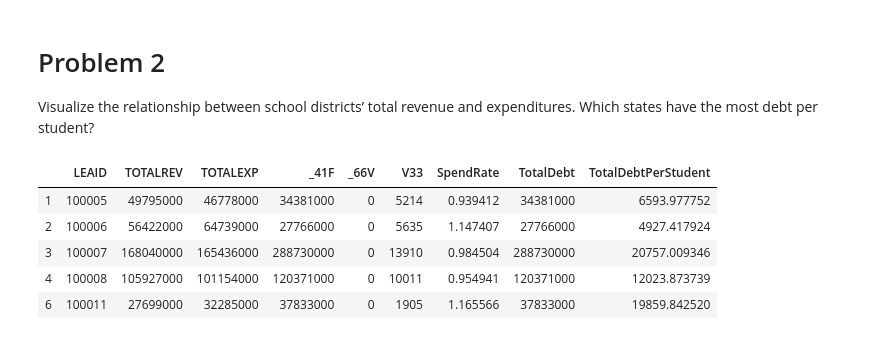
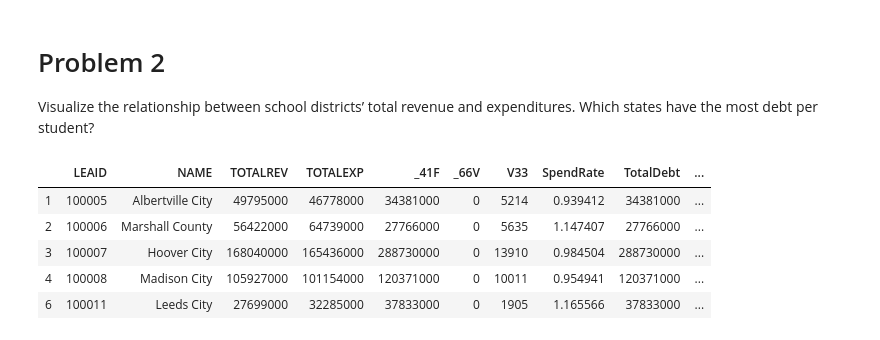
Before and after one commit to sarthakkothari/DS5500, a Jupyter notebook: HW3/HW3.ipynb, the cells around one changed output. Cells and saved outputs as stored; diff of their text form; code cells hidden in the pictures.

```diff
--- a/HW3/HW3.ipynb
+++ b/HW3/HW3.ipynb
@@ -64,20 +64,20 @@ Top 10 states with highest spending per students are
 Visualize the relationship between school districts’ total revenue and expenditures.
 Which states have the most debt per student?
 # %%
-districts = df[['LEAID', 'TOTALREV', 'TOTALEXP', '_41F', '_66V', 'V33']]
+districts = df[['LEAID', 'NAME','TOTALREV', 'TOTALEXP', '_41F', '_66V', 'V33']]
 districts = districts[districts['TOTALREV'] > 0]
 districts = districts[districts['V33'] > 0]
 districts['SpendRate'] = districts['TOTALEXP'] / districts['TOTALREV']
 districts['TotalDebt'] = districts['_41F'] + districts['_66V']
 districts['TotalDebtPerStudent'] = districts['TotalDebt'] / districts['V33']
 districts.head()
 # %% [output]
-|  | LEAID | TOTALREV | TOTALEXP | _41F | _66V | V33 | SpendRate | TotalDebt | TotalDebtPerStudent |
-| 1 | 100005 | 49795000 | 46778000 | 34381000 | 0 | 5214 | 0.939412 | 34381000 | 6593.977752 |
-| 2 | 100006 | 56422000 | 64739000 | 27766000 | 0 | 5635 | 1.147407 | 27766000 | 4927.417924 |
-| 3 | 100007 | 168040000 | 165436000 | 288730000 | 0 | 13910 | 0.984504 | 288730000 | 20757.009346 |
-| 4 | 100008 | 105927000 | 101154000 | 120371000 | 0 | 10011 | 0.954941 | 120371000 | 12023.873739 |
-| 6 | 100011 | 27699000 | 32285000 | 37833000 | 0 | 1905 | 1.165566 | 37833000 | 19859.842520 |
+|  | LEAID | NAME | TOTALREV | TOTALEXP | _41F | _66V | V33 | SpendRate | TotalDebt | ... |
+| 1 | 100005 | Albertville City | 49795000 | 46778000 | 34381000 | 0 | 5214 | 0.939412 | 34381000 | ... |
+| 2 | 100006 | Marshall County | 56422000 | 64739000 | 27766000 | 0 | 5635 | 1.147407 | 27766000 | ... |
+| 3 | 100007 | Hoover City | 168040000 | 165436000 | 288730000 | 0 | 13910 | 0.984504 | 288730000 | ... |
+| 4 | 100008 | Madison City | 105927000 | 101154000 | 120371000 | 0 | 10011 | 0.954941 | 120371000 | ... |
+| 6 | 100011 | Leeds City | 27699000 | 32285000 | 37833000 | 0 | 1905 | 1.165566 | 37833000 | ... |
 # %%
 plt.figure(figsize=(8,5))
 plt.hist(districts['SpendRate'].values, bins=np.arange(0, 2, 0.1))
```
Also changed, not shown: parts of 5 cells of this notebook.
